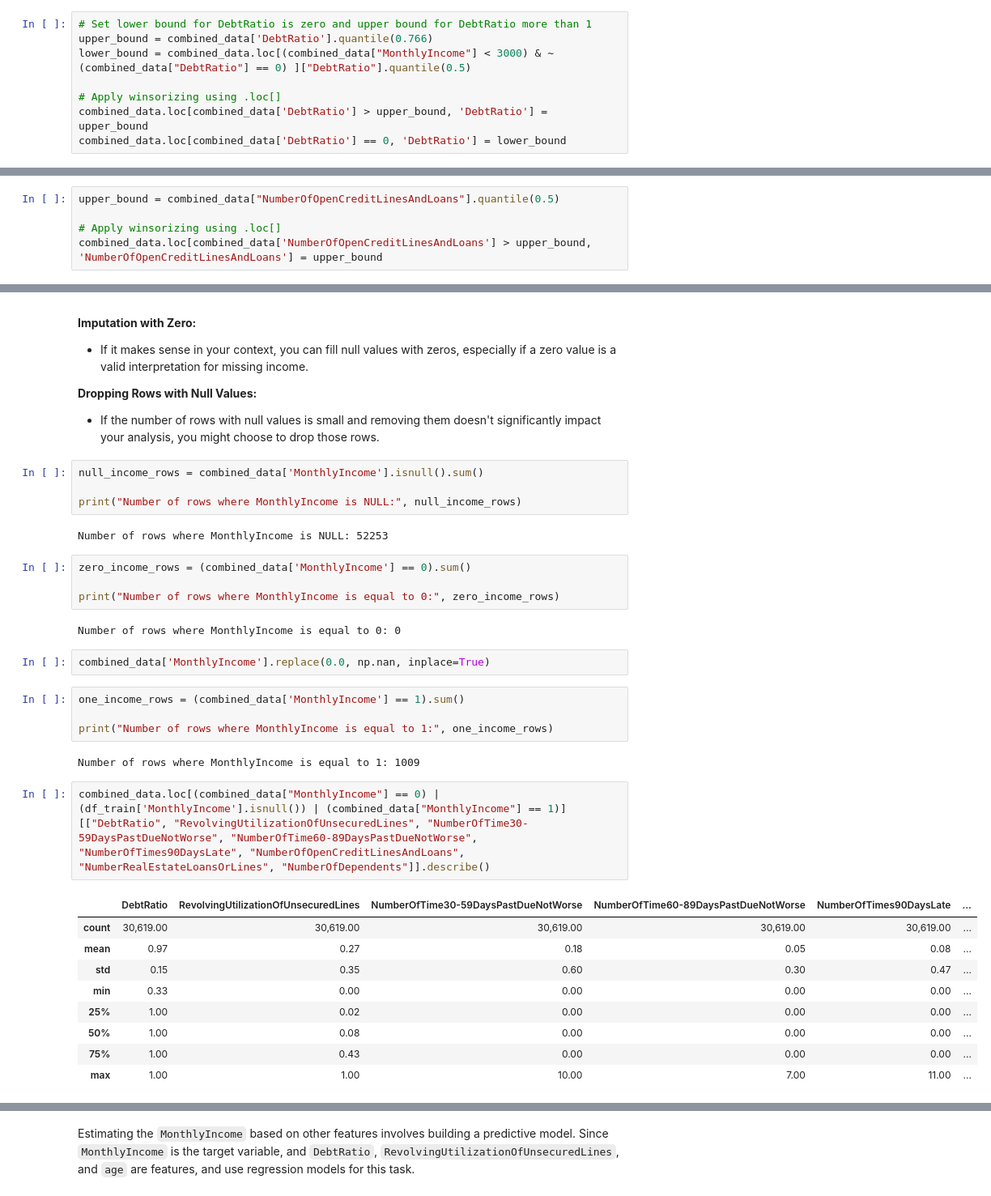
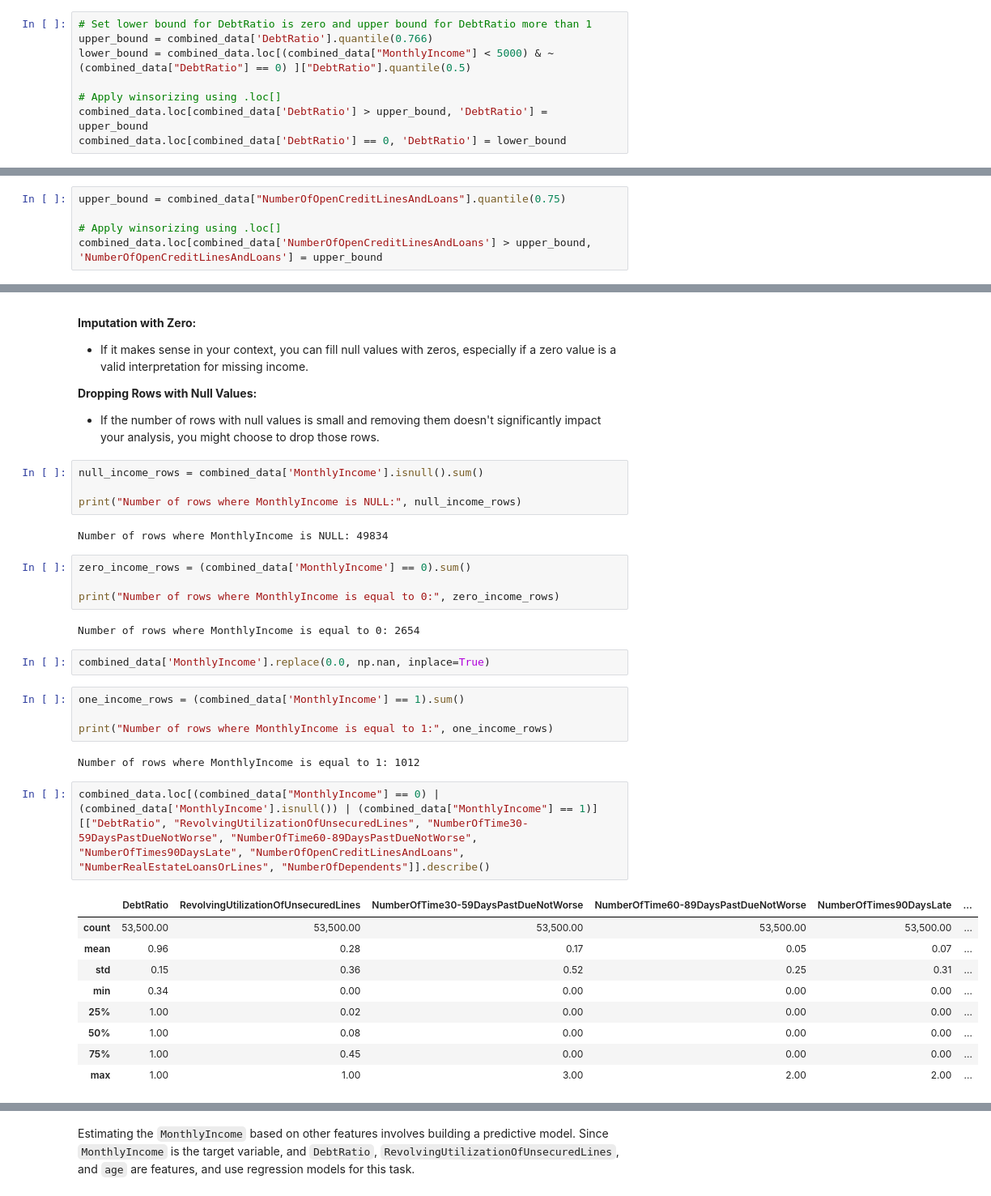
Before and after one commit to Saba-a11/Kaggle_Credit_Score, a Jupyter notebook: CreditModel.ipynb, the cells around one changed output, grey strips where cells are left out. Shown at 81% size. Cells and saved outputs as stored; diff of their text form.

```diff
--- a/CreditModel.ipynb
+++ b/CreditModel.ipynb
@@ -602,7 +660,7 @@ len(combined_data[(combined_data["DebtRatio"] > combined_data["DebtRatio"].quant
 # %%
 # Set lower bound for DebtRatio is zero and upper bound for DebtRatio more than 1
 upper_bound = combined_data['DebtRatio'].quantile(0.766)
-lower_bound = combined_data.loc[(combined_data["MonthlyIncome"] < 3000) & ~(combined_data["DebtRatio"] == 0) ]["DebtRatio"].quantile(0.5)
+lower_bound = combined_data.loc[(combined_data["MonthlyIncome"] < 5000) & ~(combined_data["DebtRatio"] == 0) ]["DebtRatio"].quantile(0.5)
 
 # Apply winsorizing using .loc[]
 combined_data.loc[combined_data['DebtRatio'] > upper_bound, 'DebtRatio'] = upper_bound
@@ -639,7 +697,7 @@ prt_corr(combined_data, 'NumberOfOpenCreditLinesAndLoans', 'SeriousDlqin2yrs')
 # %% [output]
 Correlation between NumberOfOpenCreditLinesAndLoans and SeriousDlqin2yrs: -0.029668568469318504
 # %%
-upper_bound = combined_data["NumberOfOpenCreditLinesAndLoans"].quantile(0.5)
+upper_bound = combined_data["NumberOfOpenCreditLinesAndLoans"].quantile(0.75)
 
 # Apply winsorizing using .loc[]
 combined_data.loc[combined_data['NumberOfOpenCreditLinesAndLoans'] > upper_bound, 'NumberOfOpenCreditLinesAndLoans'] = upper_bound
@@ -757,13 +814,13 @@ null_income_rows = combined_data['MonthlyIncome'].isnull().sum()
 
 print("Number of rows where MonthlyIncome is NULL:", null_income_rows)
 # %% [output]
-Number of rows where MonthlyIncome is NULL: 52253
+Number of rows where MonthlyIncome is NULL: 49834
 # %%
 zero_income_rows = (combined_data['MonthlyIncome'] == 0).sum()
 
 print("Number of rows where MonthlyIncome is equal to 0:", zero_income_rows)
 # %% [output]
-Number of rows where MonthlyIncome is equal to 0: 0
+Number of rows where MonthlyIncome is equal to 0: 2654
 # %%
 combined_data['MonthlyIncome'].replace(0.0, np.nan, inplace=True)
 # %%
@@ -771,17 +828,17 @@ one_income_rows = (combined_data['MonthlyIncome'] == 1).sum()
 
 print("Number of rows where MonthlyIncome is equal to 1:", one_income_rows)
 # %% [output]
-Number of rows where MonthlyIncome is equal to 1: 1009
+Number of rows where MonthlyIncome is equal to 1: 1012
 # %%
-combined_data.loc[(combined_data["MonthlyIncome"] == 0) | (df_train['MonthlyIncome'].isnull()) | (combined_data["MonthlyIncome"] == 1)][["DebtRatio", "RevolvingUtilizationOfUnsecuredLines", "NumberOfTime30-59DaysPastDueNotWorse", "NumberOfTime60-89DaysPastDueNotWorse", "NumberOfTimes90DaysLate", "NumberOfOpenCreditLinesAndLoans", "NumberRealEstateLoansOrLines", "NumberOfDependents"]].describe()
+combined_data.loc[(combined_data["MonthlyIncome"] == 0) | (combined_data['MonthlyIncome'].isnull()) | (combined_data["MonthlyIncome"] == 1)][["DebtRatio", "RevolvingUtilizationOfUnsecuredLines", "NumberOfTime30-59DaysPastDueNotWorse", "NumberOfTime60-89DaysPastDueNotWorse", "NumberOfTimes90DaysLate", "NumberOfOpenCreditLinesAndLoans", "NumberRealEstateLoansOrLines", "NumberOfDependents"]].describe()
 # %% [output]
 |  | DebtRatio | RevolvingUtilizationOfUnsecuredLines | NumberOfTime30-59DaysPastDueNotWorse | NumberOfTime60-89DaysPastDueNotWorse | NumberOfTimes90DaysLate | ... |
-| count | 30,619.00 | 30,619.00 | 30,619.00 | 30,619.00 | 30,619.00 | ... |
-| mean | 0.97 | 0.27 | 0.18 | 0.05 | 0.08 | ... |
-| std | 0.15 | 0.35 | 0.60 | 0.30 | 0.47 | ... |
-| min | 0.33 | 0.00 | 0.00 | 0.00 | 0.00 | ... |
+| count | 53,500.00 | 53,500.00 | 53,500.00 | 53,500.00 | 53,500.00 | ... |
+| mean | 0.96 | 0.28 | 0.17 | 0.05 | 0.07 | ... |
+| std | 0.15 | 0.36 | 0.52 | 0.25 | 0.31 | ... |
+| min | 0.34 | 0.00 | 0.00 | 0.00 | 0.00 | ... |
 | 25% | 1.00 | 0.02 | 0.00 | 0.00 | 0.00 | ... |
 | 50% | 1.00 | 0.08 | 0.00 | 0.00 | 0.00 | ... |
-| 75% | 1.00 | 0.43 | 0.00 | 0.00 | 0.00 | ... |
-| max | 1.00 | 1.00 | 10.00 | 7.00 | 11.00 | ... |
+| 75% | 1.00 | 0.45 | 0.00 | 0.00 | 0.00 | ... |
+| max | 1.00 | 1.00 | 3.00 | 2.00 | 2.00 | ... |
 # %%
```
Also changed, not shown: parts of 22 cells of this notebook.
